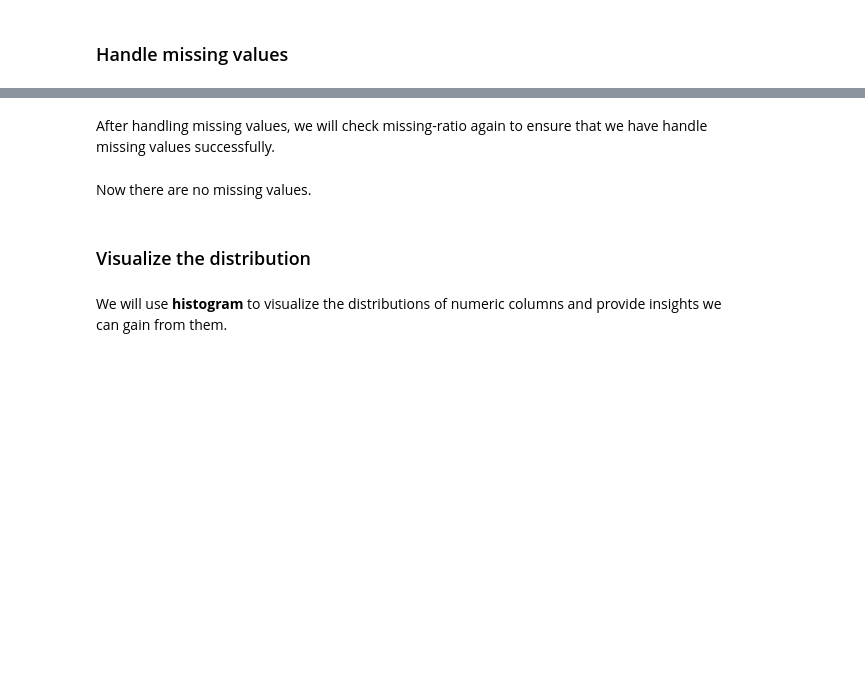
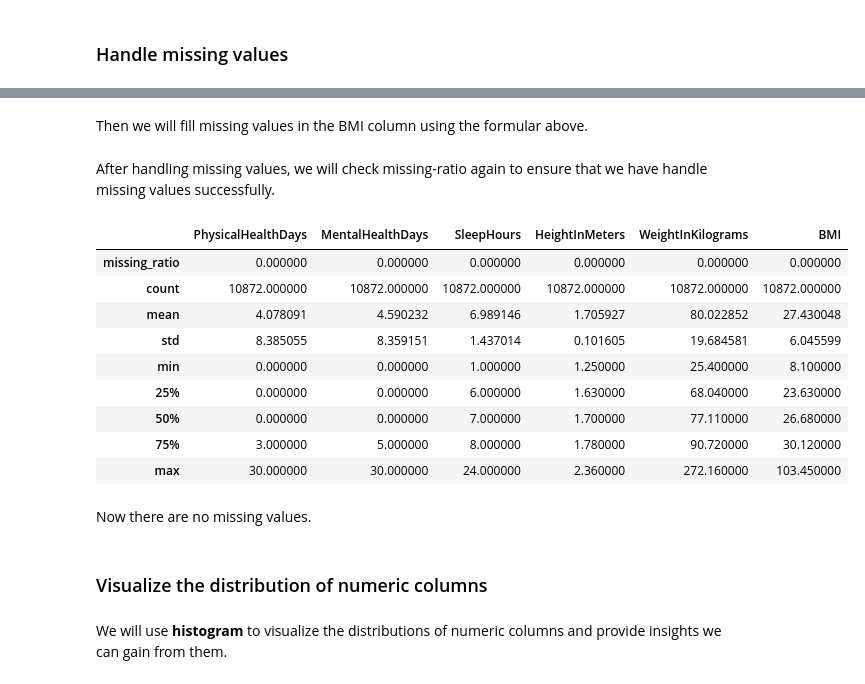
Before and after one commit to NgHuyen137/PDS_Final_Project, a Jupyter notebook: notebooks/1.0-preprocessing.ipynb, the cells around one changed output, grey strips where cells are left out. Drawn from its saved outputs; the diff is of its cells as text; code cells hidden in the pictures; blank space fills up the shorter version.

```diff
--- a/notebooks/1.0-preprocessing.ipynb
+++ b/notebooks/1.0-preprocessing.ipynb
@@ -137,15 +245,33 @@ fig.show()
 # %%
-raw_data[num_col_df.columns] = raw_data[num_col_df.columns].fillna(num_col_df.median())
+median_filled_cols = ['PhysicalHealthDays', 'MentalHealthDays', 'SleepHours', 'HeightInMeters', 'WeightInKilograms']
+raw_data[median_filled_cols] = raw_data[median_filled_cols].fillna(num_col_df.median())
+# %% [markdown]
+Then we will fill missing values in the BMI column using the formular above.
+# %%
+raw_data['BMI'] = raw_data['BMI'].fillna((raw_data['WeightInKilograms']/raw_data['HeightInMeters']**2).round(2))
 # %% [markdown]
 After handling missing values, we will check missing-ratio again to ensure that we have handle missing values successfully.
 # %%
 non_nan_num_cols = raw_data[num_col_df.columns]
-non_nan_num_col_info_df = non_nan_num_cols.agg([missing_ratio, 'min', lower_quartile, 'median', upper_quartile, 'max'])
+num_col_describe_df = non_nan_num_cols.describe()
+non_nan_num_col_info_df = non_nan_num_cols.agg([missing_ratio])
+non_nan_num_col_info_df = pd.concat([non_nan_num_col_info_df, num_col_describe_df])
 non_nan_num_col_info_df
+# %% [output]
+|  | PhysicalHealthDays | MentalHealthDays | SleepHours | HeightInMeters | WeightInKilograms | BMI |
+| missing_ratio | 0.000000 | 0.000000 | 0.000000 | 0.000000 | 0.000000 | 0.000000 |
+| count | 10872.000000 | 10872.000000 | 10872.000000 | 10872.000000 | 10872.000000 | 10872.000000 |
+| mean | 4.078091 | 4.590232 | 6.989146 | 1.705927 | 80.022852 | 27.430048 |
+| std | 8.385055 | 8.359151 | 1.437014 | 0.101605 | 19.684581 | 6.045599 |
+| min | 0.000000 | 0.000000 | 1.000000 | 1.250000 | 25.400000 | 8.100000 |
+| 25% | 0.000000 | 0.000000 | 6.000000 | 1.630000 | 68.040000 | 23.630000 |
+| 50% | 0.000000 | 0.000000 | 7.000000 | 1.700000 | 77.110000 | 26.680000 |
+| 75% | 3.000000 | 5.000000 | 8.000000 | 1.780000 | 90.720000 | 30.120000 |
+| max | 30.000000 | 30.000000 | 24.000000 | 2.360000 | 272.160000 | 103.450000 |
 # %% [markdown]
 Now there are no missing values.
 # %% [markdown]
-### Visualize the distribution
+### Visualize the distribution of numeric columns
 # %% [markdown]
 We will use **histogram** to visualize the distributions of numeric columns and provide insights we can gain from them.
 # %%
```
Also changed, not shown: parts of 28 cells of this notebook.
